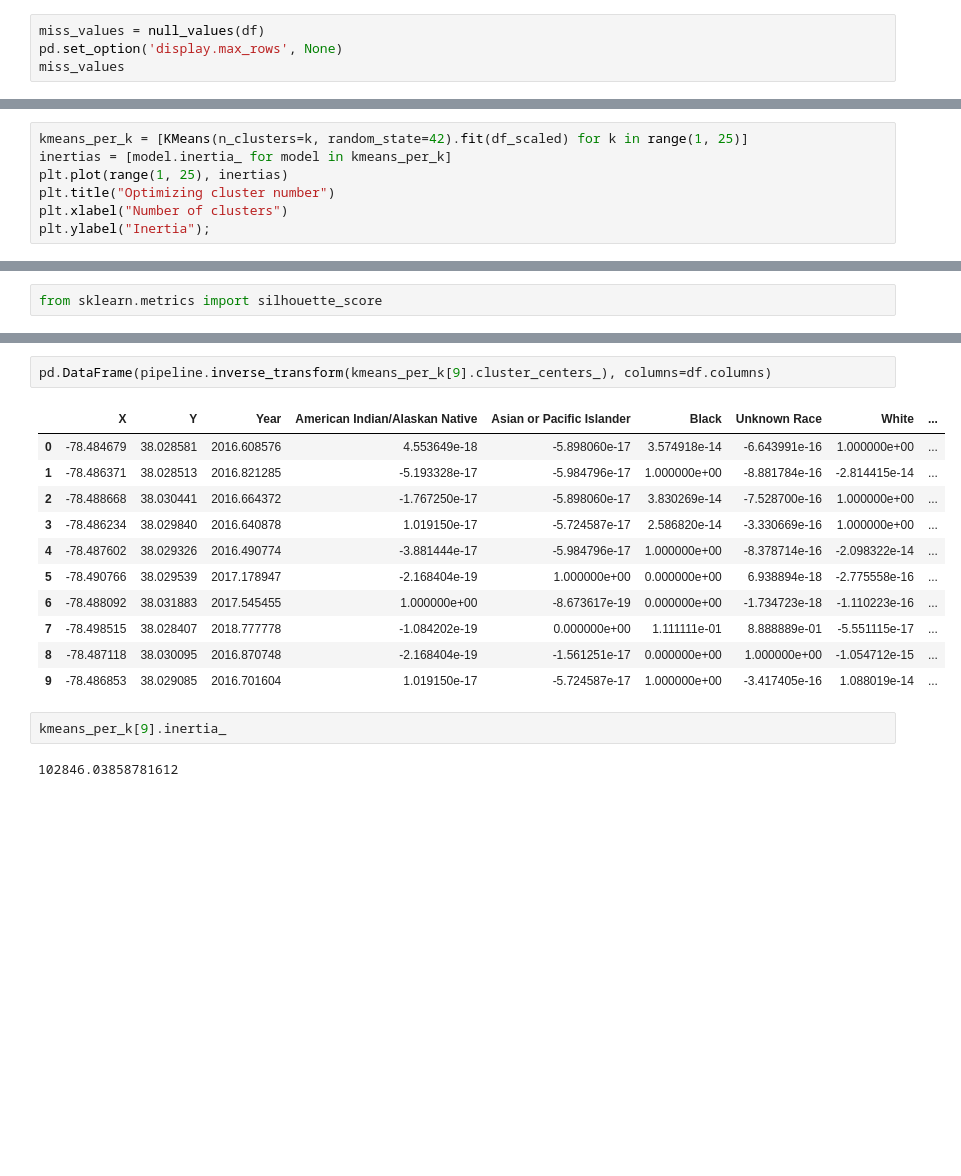
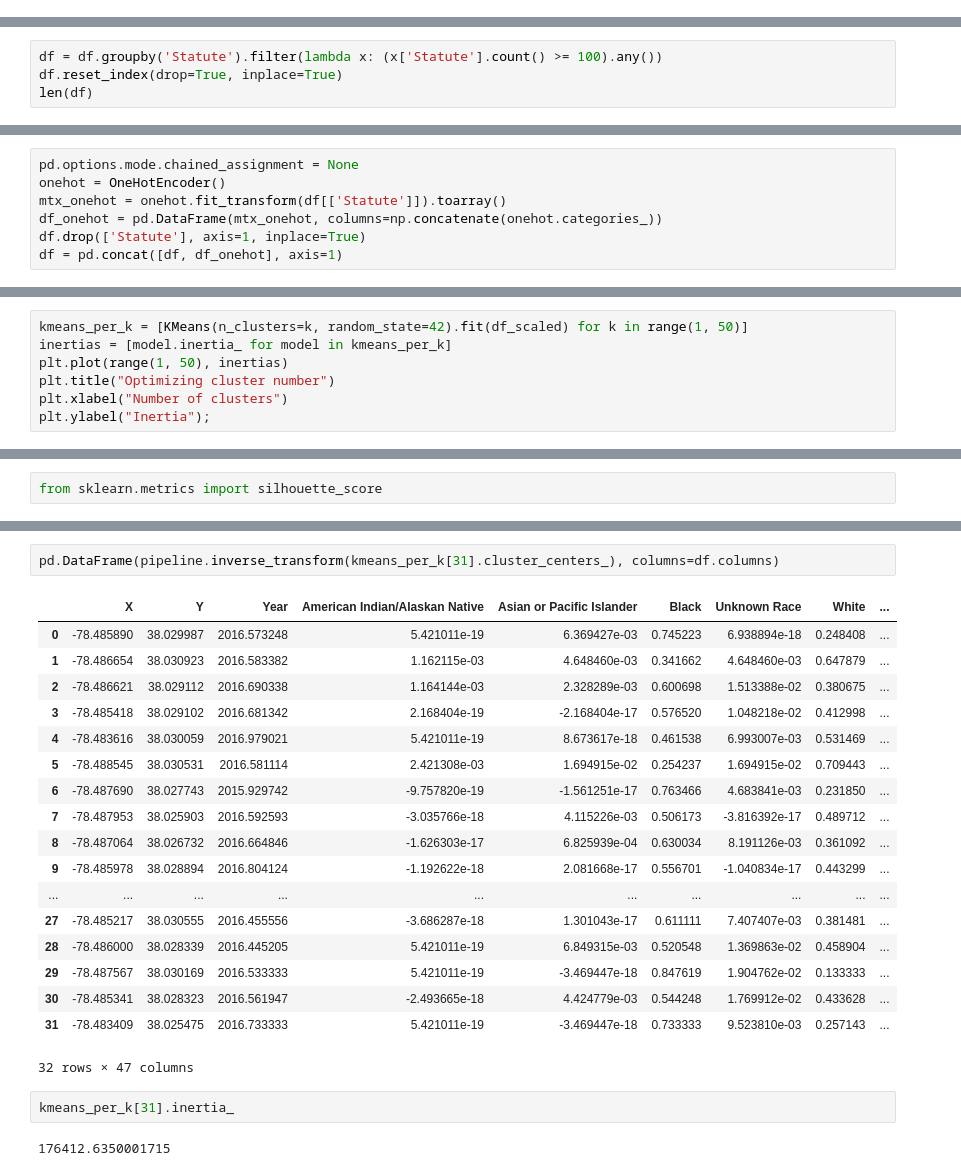
Before and after one commit to auhcheng/cville-crime, a Jupyter notebook: arrests-analysis.ipynb, the cells around one changed output, grey strips where cells are left out. Cells and saved outputs as stored; diff of their text form; blank space fills up the shorter version.

```diff
--- a/arrests-analysis.ipynb
+++ b/arrests-analysis.ipynb
@@ -197,7 +209,3 @@ There are 1 columns that have missing values.
 We shall remove those entries with missing statutes.
 # %%
 df.dropna(subset=['Statute'], how='any', inplace=True)
-# %%
-miss_values = null_values(df)
-pd.set_option('display.max_rows', None)
-miss_values
@@ -215,0 +235,4 @@ df.drop(['Month', 'Time'], axis=1, inplace=True)
+# %%
+df = df.groupby('Statute').filter(lambda x: (x['Statute'].count() >= 100).any())
+df.reset_index(drop=True, inplace=True)
+len(df)
@@ -216,3 +247,10 @@ df.drop(['Month', 'Time'], axis=1, inplace=True)
+# %%
+pd.options.mode.chained_assignment = None
+onehot = OneHotEncoder()
+mtx_onehot = onehot.fit_transform(df[['Statute']]).toarray()
+df_onehot = pd.DataFrame(mtx_onehot, columns=np.concatenate(onehot.categories_))
+df.drop(['Statute'], axis=1, inplace=True)
+df = pd.concat([df, df_onehot], axis=1)
 # %%
 df.head()
 # %% [output]
@@ -245,9 +270,9 @@ df_scaled = pipeline.fit_transform(df)
 # %%
 from sklearn.cluster import KMeans
 # %%
-kmeans_per_k = [KMeans(n_clusters=k, random_state=42).fit(df_scaled) for k in range(1, 25)]
+kmeans_per_k = [KMeans(n_clusters=k, random_state=42).fit(df_scaled) for k in range(1, 50)]
 inertias = [model.inertia_ for model in kmeans_per_k]
-plt.plot(range(1, 25), inertias)
+plt.plot(range(1, 50), inertias)
 plt.title("Optimizing cluster number")
 plt.xlabel("Number of clusters")
 plt.ylabel("Inertia");
@@ -266,18 +290,25 @@ plt.ylabel("Silhouette score");
 # %%
-pd.DataFrame(pipeline.inverse_transform(kmeans_per_k[9].cluster_centers_), columns=df.columns)
+pd.DataFrame(pipeline.inverse_transform(kmeans_per_k[31].cluster_centers_), columns=df.columns)
 # %% [output]
 |  | X | Y | Year | American Indian/Alaskan Native | Asian or Pacific Islander | Black | Unknown Race | White | ... |
-| 0 | -78.484679 | 38.028581 | 2016.608576 | 4.553649e-18 | -5.898060e-17 | 3.574918e-14 | -6.643991e-16 | 1.000000e+00 | ... |
-| 1 | -78.486371 | 38.028513 | 2016.821285 | -5.193328e-17 | -5.984796e-17 | 1.000000e+00 | -8.881784e-16 | -2.814415e-14 | ... |
-| 2 | -78.488668 | 38.030441 | 2016.664372 | -1.767250e-17 | -5.898060e-17 | 3.830269e-14 | -7.528700e-16 | 1.000000e+00 | ... |
-| 3 | -78.486234 | 38.029840 | 2016.640878 | 1.019150e-17 | -5.724587e-17 | 2.586820e-14 | -3.330669e-16 | 1.000000e+00 | ... |
-| 4 | -78.487602 | 38.029326 | 2016.490774 | -3.881444e-17 | -5.984796e-17 | 1.000000e+00 | -8.378714e-16 | -2.098322e-14 | ... |
-| 5 | -78.490766 | 38.029539 | 2017.178947 | -2.168404e-19 | 1.000000e+00 | 0.000000e+00 | 6.938894e-18 | -2.775558e-16 | ... |
-| 6 | -78.488092 | 38.031883 | 2017.545455 | 1.000000e+00 | -8.673617e-19 | 0.000000e+00 | -1.734723e-18 | -1.110223e-16 | ... |
-| 7 | -78.498515 | 38.028407 | 2018.777778 | -1.084202e-19 | 0.000000e+00 | 1.111111e-01 | 8.888889e-01 | -5.551115e-17 | ... |
-| 8 | -78.487118 | 38.030095 | 2016.870748 | -2.168404e-19 | -1.561251e-17 | 0.000000e+00 | 1.000000e+00 | -1.054712e-15 | ... |
-| 9 | -78.486853 | 38.029085 | 2016.701604 | 1.019150e-17 | -5.724587e-17 | 1.000000e+00 | -3.417405e-16 | 1.088019e-14 | ... |
+| 0 | -78.485890 | 38.029987 | 2016.573248 | 5.421011e-19 | 6.369427e-03 | 0.745223 | 6.938894e-18 | 0.248408 | ... |
+| 1 | -78.486654 | 38.030923 | 2016.583382 | 1.162115e-03 | 4.648460e-03 | 0.341662 | 4.648460e-03 | 0.647879 | ... |
+| 2 | -78.486621 | 38.029112 | 2016.690338 | 1.164144e-03 | 2.328289e-03 | 0.600698 | 1.513388e-02 | 0.380675 | ... |
+| 3 | -78.485418 | 38.029102 | 2016.681342 | 2.168404e-19 | -2.168404e-17 | 0.576520 | 1.048218e-02 | 0.412998 | ... |
+| 4 | -78.483616 | 38.030059 | 2016.979021 | 5.421011e-19 | 8.673617e-18 | 0.461538 | 6.993007e-03 | 0.531469 | ... |
+| 5 | -78.488545 | 38.030531 | 2016.581114 | 2.421308e-03 | 1.694915e-02 | 0.254237 | 1.694915e-02 | 0.709443 | ... |
+| 6 | -78.487690 | 38.027743 | 2015.929742 | -9.757820e-19 | -1.561251e-17 | 0.763466 | 4.683841e-03 | 0.231850 | ... |
+| 7 | -78.487953 | 38.025903 | 2016.592593 | -3.035766e-18 | 4.115226e-03 | 0.506173 | -3.816392e-17 | 0.489712 | ... |
+| 8 | -78.487064 | 38.026732 | 2016.664846 | -1.626303e-17 | 6.825939e-04 | 0.630034 | 8.191126e-03 | 0.361092 | ... |
+| 9 | -78.485978 | 38.028894 | 2016.804124 | -1.192622e-18 | 2.081668e-17 | 0.556701 | -1.040834e-17 | 0.443299 | ... |
+| ... | ... | ... | ... | ... | ... | ... | ... | ... | ... |
+| 27 | -78.485217 | 38.030555 | 2016.455556 | -3.686287e-18 | 1.301043e-17 | 0.611111 | 7.407407e-03 | 0.381481 | ... |
+| 28 | -78.486000 | 38.028339 | 2016.445205 | 5.421011e-19 | 6.849315e-03 | 0.520548 | 1.369863e-02 | 0.458904 | ... |
+| 29 | -78.487567 | 38.030169 | 2016.533333 | 5.421011e-19 | -3.469447e-18 | 0.847619 | 1.904762e-02 | 0.133333 | ... |
+| 30 | -78.485341 | 38.028323 | 2016.561947 | -2.493665e-18 | 4.424779e-03 | 0.544248 | 1.769912e-02 | 0.433628 | ... |
+| 31 | -78.483409 | 38.025475 | 2016.733333 | 5.421011e-19 | -3.469447e-18 | 0.733333 | 9.523810e-03 | 0.257143 | ... |
+32 rows × 47 columns
 # %%
-kmeans_per_k[9].inertia_
+kmeans_per_k[31].inertia_
 # %% [output]
-102846.03858781612
+176412.6350001715
```
Also changed, not shown: parts of 17 cells of this notebook.
